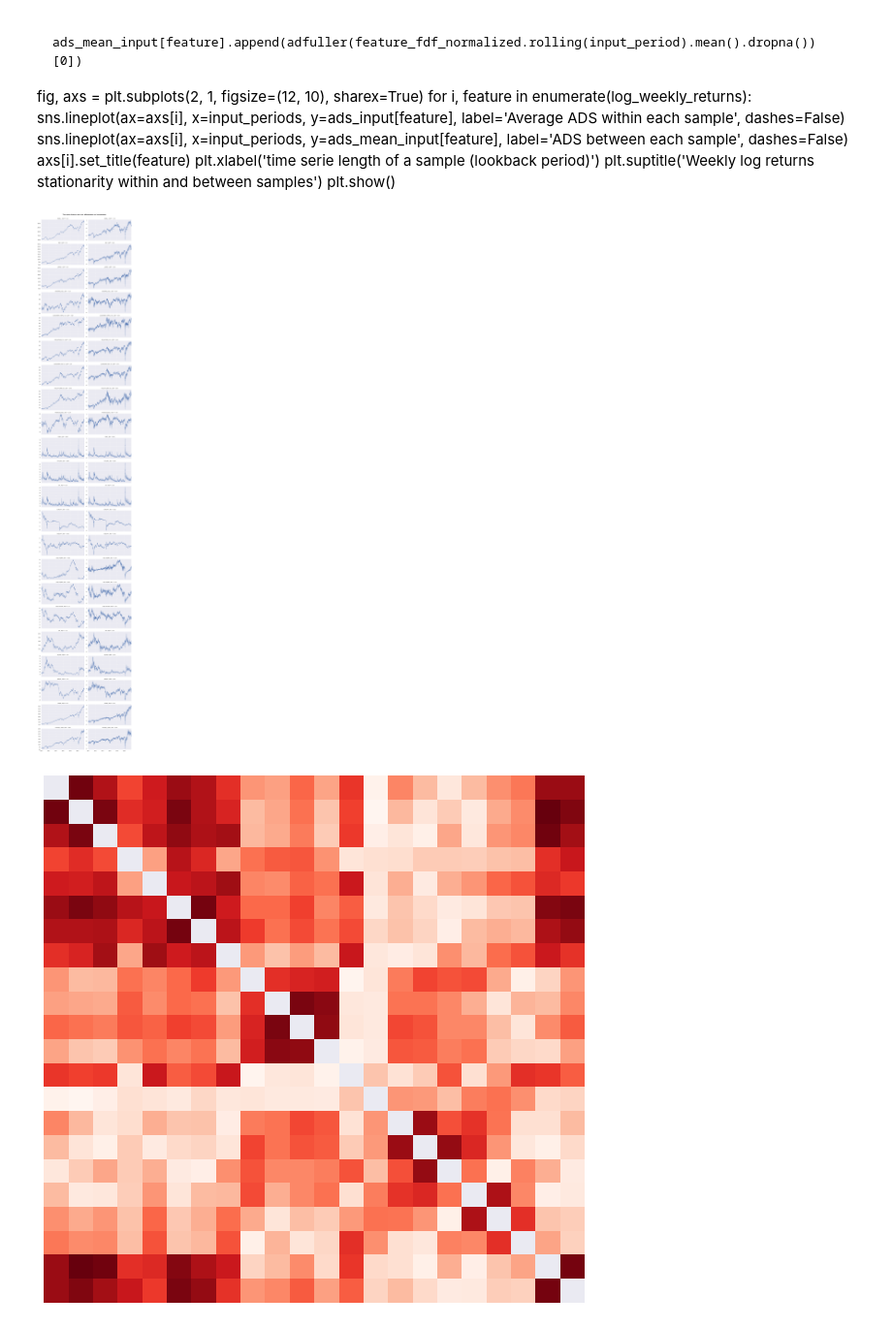
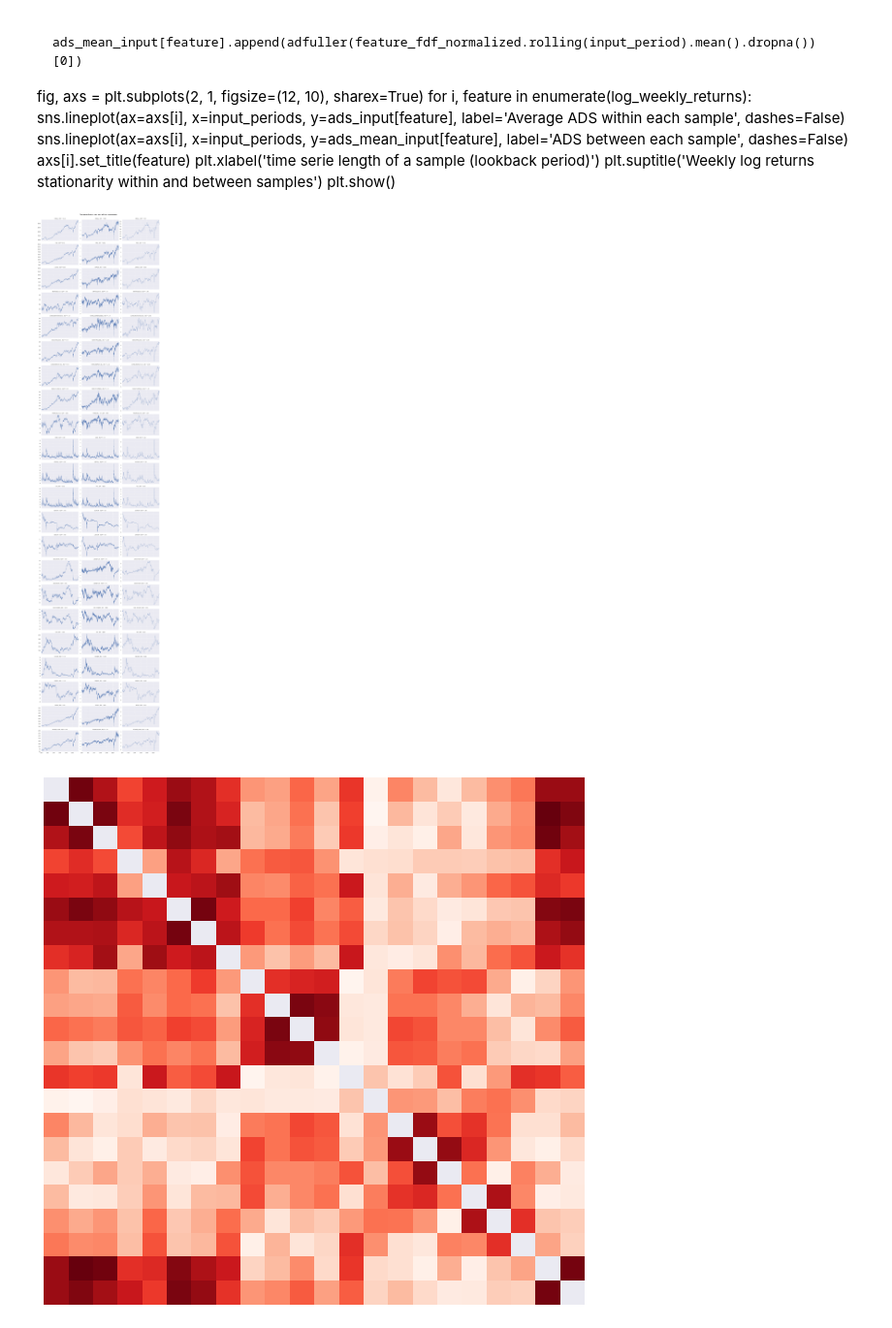
Before and after one commit to lacoupe/BCVS, a Jupyter notebook: SW/size/pre-processing.ipynb, the cells around one changed output. Shown at 97% size. Drawn from its saved outputs; the diff is of its cells as text; code cells hidden in the pictures.

```diff
--- a/SW/size/pre-processing.ipynb
+++ b/SW/size/pre-processing.ipynb
@@ -112,15 +120,12 @@ def fast_fracdiff(x, d):
 input_period = 21
 
 for feature in features:
-    feature_fdf = data[feature].loc['2010-01-01':]
-
-    ads_input = []
     ads_mean_input = []
-    d_list = np.linspace(0, 1, 20)
-
+    d_list = np.linspace(0, 1, 21)
     for d in d_list:
-        feature_fdf = pd.Series(fast_fracdiff(feature_fdf, d))[50:]
-        ads_mean_input.append(adfuller(feature_fdf.rolling(input_period).mean().dropna())[0])
+        feature_fdf = pd.Series(fast_fracdiff(features[feature], d))
+        ads_between_samples = adfuller(feature_fdf.rolling(input_period).mean().loc['2010-01-01':])[0]
+        ads_mean_input.append(ads_between_samples)
 
     fig, ax = plt.subplots(figsize=(12, 4))
     plt.plot(d_list, ads_mean_input, label='ADS between each sample')
@@ -146,7 +151,7 @@ for feature in features:
 ... (10 outputs left out)
 # %%
 features_stationary = pd.DataFrame().reindex_like(features)
-d_list = [0.2, 0.2, 0.2, 0.2, 0.2, 0.2, 0.2, 0.2, 0.2, 0., 0., 0., 0.1, 0., 0.3, 0.2, 0.2, 0.2, 0.2, 0.2, 0.2, 0.2]
+d_list = [0.5, 0.5, 0.5, 0.4, 0.2, 0.4, 0.4, 0.4, 0.4, 0., 0., 0., 0.5, 0.4, 0.8, 0.7, 0.6, 0.5, 0.4, 0.2, 0.6, 0.5]
 if len(d_list) != len(features.columns):
     print(f'Error: d_list should have length {len(features.columns)} and has length {len(d_list)}')
 
@@ -224,29 +229,37 @@ plt.show()
 # %%
 data_plot = features.loc['2010-01-01':]
 data_plot_stat = features_stationary.loc['2010-01-01':]
+data_plot_stat_mean = features_stationary.rolling(input_period).mean().loc['2010-01-01':]
 
-# data_plot_stat = (data_plot_stat - data_plot_stat.mean()) / data_plot_stat.std()
-data_plot_stat = (data_plot_stat - data_plot_stat.min()) / (data_plot_stat.max() - data_plot_stat.min())
+data_plot_stat = (data_plot_stat - data_plot_stat.mean()) / data_plot_stat.std()
+data_plot_stat_mean = (data_plot_stat_mean - data_plot_stat_mean.mean()) / data_plot_stat_mean.std()
+
+
+#data_plot_stat = (data_plot_stat - data_plot_stat.min()) / (data_plot_stat.max() - data_plot_stat.min())
 
 number_feature = len(data_plot.columns)
-fig, axs = plt.subplots(number_feature, 2, figsize=(14, 80), sharex=True)
+fig, axs = plt.subplots(number_feature, 3, figsize=(18, 80), sharex=True)
 
 for i, col in enumerate(data_plot.columns):
 
     ads = adfuller(data_plot[col].values)[0]
     data_plot[col].plot(ax=axs[i, 0], lw=0.8)
     axs[i, 0].set_title(col + f' ; ADF = {ads:.2f}')
 
     ads_stat = adfuller(data_plot_stat[col].values)[0]
     data_plot_stat[col].plot(ax=axs[i, 1], lw=0.8)
     axs[i, 1].set_title(col + f' ; ADF = {ads_stat:.2f}')
 
-plt.suptitle('Time series features after fract. differentation and normalization', fontsize=15, fontweight='bold')
+    ads_stat_mean = adfuller(data_plot_stat_mean[col].values)[0]
+    data_plot_stat_mean[col].plot(ax=axs[i, 2], lw=0.8)
+    axs[i, 2].set_title(col + f' ; ADF = {ads_stat_mean:.2f}')
+
+plt.suptitle('Time series features after fract. diff. and normalization', fontsize=15, fontweight='bold')
 fig.tight_layout()
 fig.subplots_adjust(top=0.97)
 plt.show()
 # %% [output]
-[figure, old version]
+[figure, new version]
 # %%
 corr = data_plot_stat.corr().abs().round(2)
 
```
Also changed, not shown: parts of 3 cells of this notebook, 2 other files.
